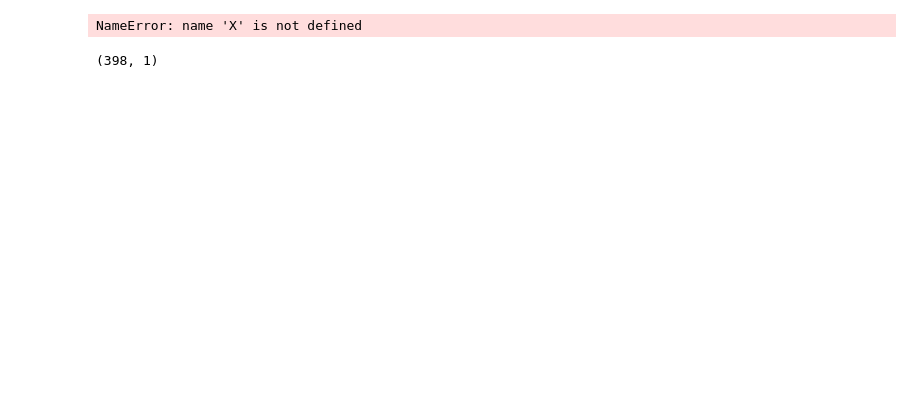
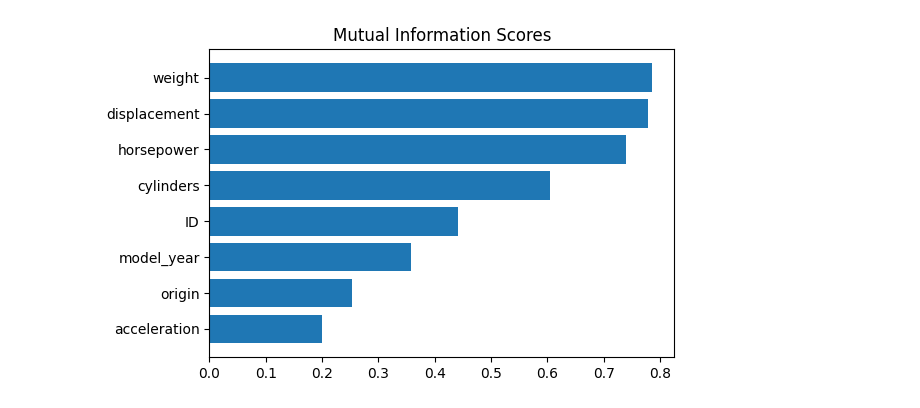
Before and after one commit to York-Solutions-B2E/auto_reg_group-Kavitha_Luke_Marcus-, a Jupyter notebook: Auto_Regression.ipynb, the cells around one changed output. Cells and saved outputs as stored; diff of their text form; code cells hidden in the pictures; blank space fills up the shorter version.

```diff
--- a/Auto_Regression.ipynb
+++ b/Auto_Regression.ipynb
@@ -102,18 +127,16 @@ target = df["mpg"]
-# %%
-from sklearn.feature_selection import mutual_info_regression
-def make_mi_scores(X, y, discrete_features):
-    print(X.head())
-    print(y.shape)
-    print(discrete_features)
-    mi_scores = mutual_info_regression(X, y, discrete_features=discrete_features)
-    mi_scores = pd.Series(mi_scores, name="MI Scores", index=X.columns)
-    mi_scores = mi_scores.sort_values(ascending=False)
-    return mi_scores
-
-mi_scores = make_mi_scores(X, y, discrete_features)
-mi_scores[::3]  # show a few features with their MI scores
-# %% [output]
-NameError: name 'X' is not defined
+# %%
+def plot_mi_scores(scores):
+    scores = scores.sort_values(ascending=True)
+    width = np.arange(len(scores))
+    ticks = list(scores.index)
+    plt.barh(width, scores)
+    plt.yticks(width, ticks)
+    plt.title("Mutual Information Scores")
+
+plt.figure(dpi=100, figsize=(6, 4))
+plot_mi_scores(mi_scores)
+# %% [output]
+[figure, added]
 # %%
 # New features
 features["P_to_W"] = features["horsepower"] / features["weight"]
@@ -123,15 +147,23 @@ features["Performance"] = features["horsepower"] + features["acceleration"]
 # %%
 # 6 Distinct Feature Sets
 # # Set 1
-df1 = features[["displacement","cylinders","horsepower","weight","acceleration","model_year","origin"]]
-df2 = features[["displacement", "horsepower","weight","acceleration"]]
-df3 = features[["cylinders","origin"]]
-df4 = features[["model_year","weight", "cylinders"]]
-df5 = features[["displacement", "horsepower"]]
-df6 = features[["Performance"]]
-df6.shape
+df1 = features[
+    [
+        "displacement",
+        "cylinders",
+        "horsepower",
+        "weight",
+        "acceleration",
+        "model_year",
+        "origin",
+    ]
+]
+df2 = features[["displacement", "horsepower", "weight", "acceleration"]]
+df3 = features[["cylinders", "origin"]]
+df4 = features[["model_year", "weight", "cylinders"]]
+df5 = features[["model_year", "weight", "cyl_vol"]]
+df6 = features[["displacement", "horsepower"]]
+df7 = features[["Performance"]]
-# %% [output]
-(398, 1)
 # %%
 def auto_regres(data, model):
     # Separate features and target
```
Also changed, not shown: parts of 30 cells of this notebook, 1 other file.
